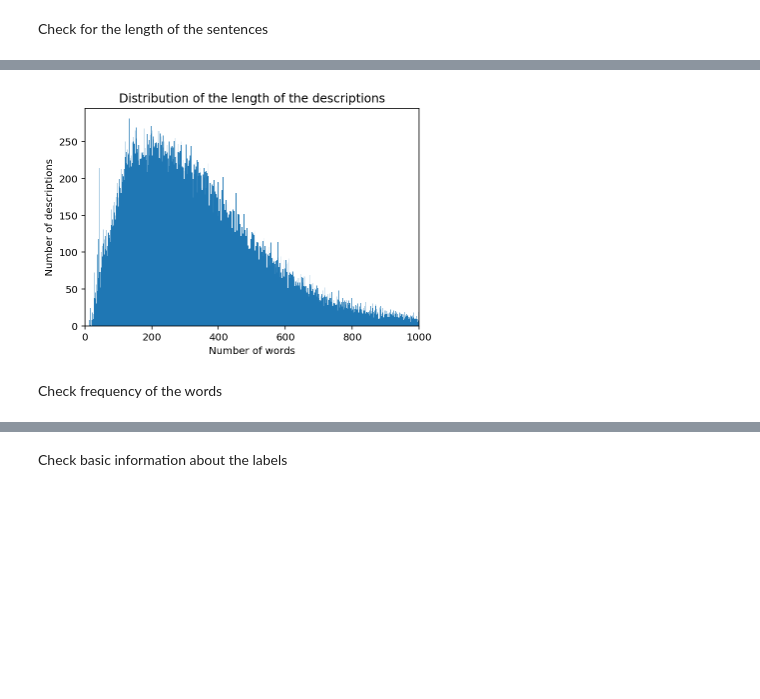
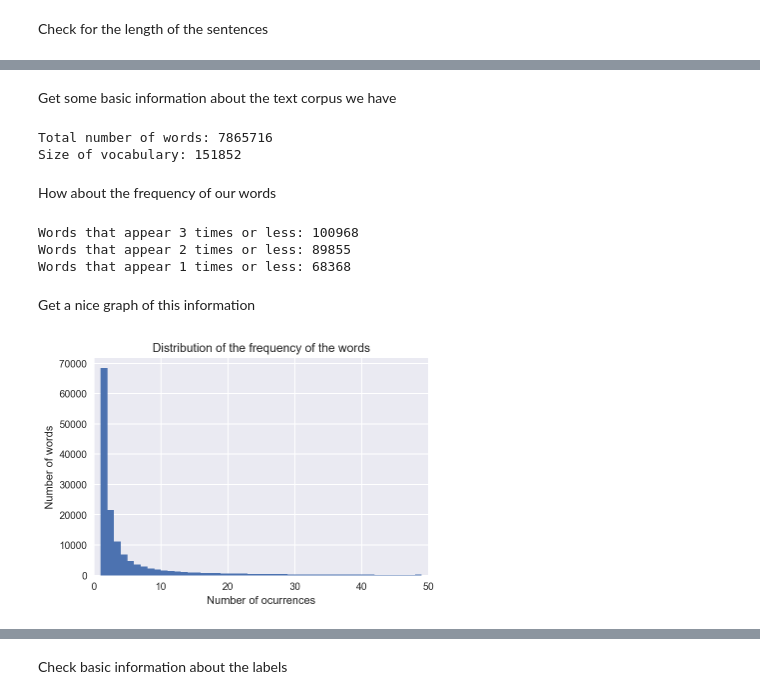
Before and after one commit to hipoglucido/films-synopsis-generator, a Jupyter notebook: notebooks/data_analysis.ipynb, the cells around one changed output, grey strips where cells are left out. Saved outputs shown, nothing was run; the diff lists cells and outputs as text; code cells hidden in the pictures; blank space fills up the shorter version.

```diff
--- a/notebooks/data_analysis.ipynb
+++ b/notebooks/data_analysis.ipynb
@@ -57,3 +64,25 @@ print("Total samples : "+str(total_samples))
 Total samples : 7751265
 # %% [markdown]
 Check for the length of the sentences
+# %%
+
+spl_by_word = [txt.split() for txt in caps]
+
+lengths = [len(entry) for entry in spl_by_word]
+
+
+# Graph option 1
+x = np.array(lengths)
+sns.set(color_codes=True)
+plot = sns.distplot(x);
+plot.set(xlabel='Number of words per description', ylabel='Percentage of sentences', title="Distribution of the length of the descriptions")
+plt.show()
+
+# Graph option 2
+# num_bins = range(1, 1000)
+#plt.hist(x,  bins=num_bins, rwidth=2)
+#plt.title("Distribution of the length of the descriptions")
+#plt.xlabel("Number of words")
+#plt.ylabel("Number of descriptions")
+#plt.xlim(0,1000)
+#plt.show()
@@ -60,19 +108,47 @@ Check for the length of the sentences
+# %% [markdown]
+Get some basic information about the text corpus we have
+# %%
+raw_words = []
+
+for descrp in caps:
+    raw_words.extend(descrp.split())
+
+print("Total number of words: %d " % len(raw_words))
+vocabulary = set(raw_words)
+print("Size of vocabulary: %d " % len(vocabulary))
+# %% [output]
+Total number of words: 7865716
+Size of vocabulary: 151852
+# %% [markdown]
+How about the frequency of our words
+# %%
+# Get all the words the occur only once for the given wordlist
+desired_value = 3
+myDict = dict(Counter(raw_words))
+hapax_legomena = [k for k, v in myDict.items() if v <= desired_value]
+print("Words that appear 3 times or less: %d " % len(hapax_legomena))
+desired_value = 2
+hapax_legomena = [k for k, v in myDict.items() if v <= desired_value]
+print("Words that appear 2 times or less: %d " % len(hapax_legomena))
+desired_value = 1
+hapax_legomena = [k for k, v in myDict.items() if v <= desired_value]
+print("Words that appear 1 times or less: %d " % len(hapax_legomena))
+# %% [output]
+Words that appear 3 times or less: 100968
+Words that appear 2 times or less: 89855
+Words that appear 1 times or less: 68368
+# %% [markdown]
+Get a nice graph of this information
 # %%
+num_bins = range(1, 50)
 
-num_bins = range(1, 1000)
+x = np.asarray(list(myDict.values()))
 
-lengths = [len(entry) for entry in caps]
-
-x = np.array(lengths)
 plt.hist(x,  bins=num_bins, rwidth=2)
-plt.title("Distribution of the length of the descriptions")
-plt.xlabel("Number of words")
-plt.ylabel("Number of descriptions")
-plt.xlim(0,1000)
+plt.title("Distribution of the frequency of the words")
+plt.xlabel("Number of ocurrences")
+plt.ylabel("Number of words")
+plt.xlim(0,50)
 plt.show()
-
-spl_by_word = [txt.split() for txt in caps]
 # %% [output]
-[figure, old version]
+[figure, new version]
-# %% [markdown]
-Check frequency of the words
```
Also changed, not shown: parts of 10 cells of this notebook.
